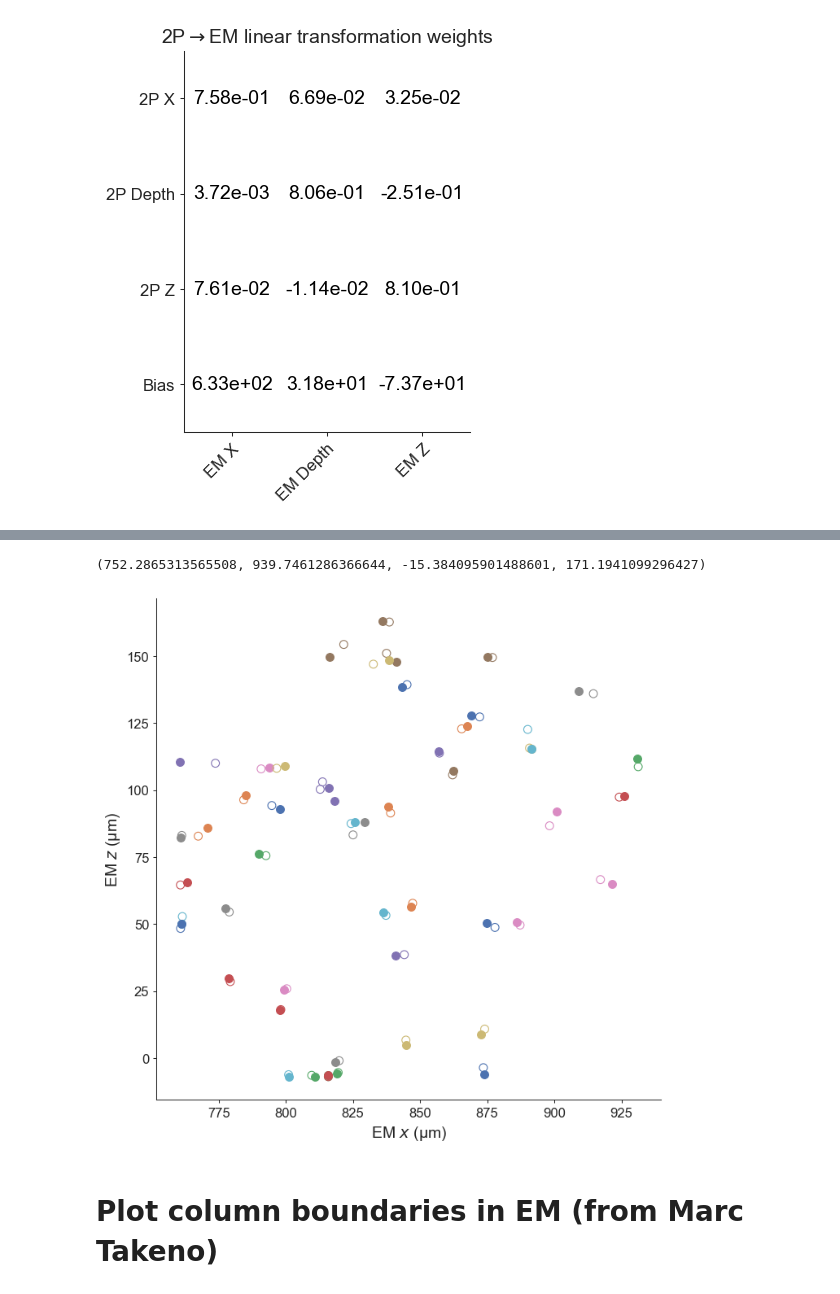
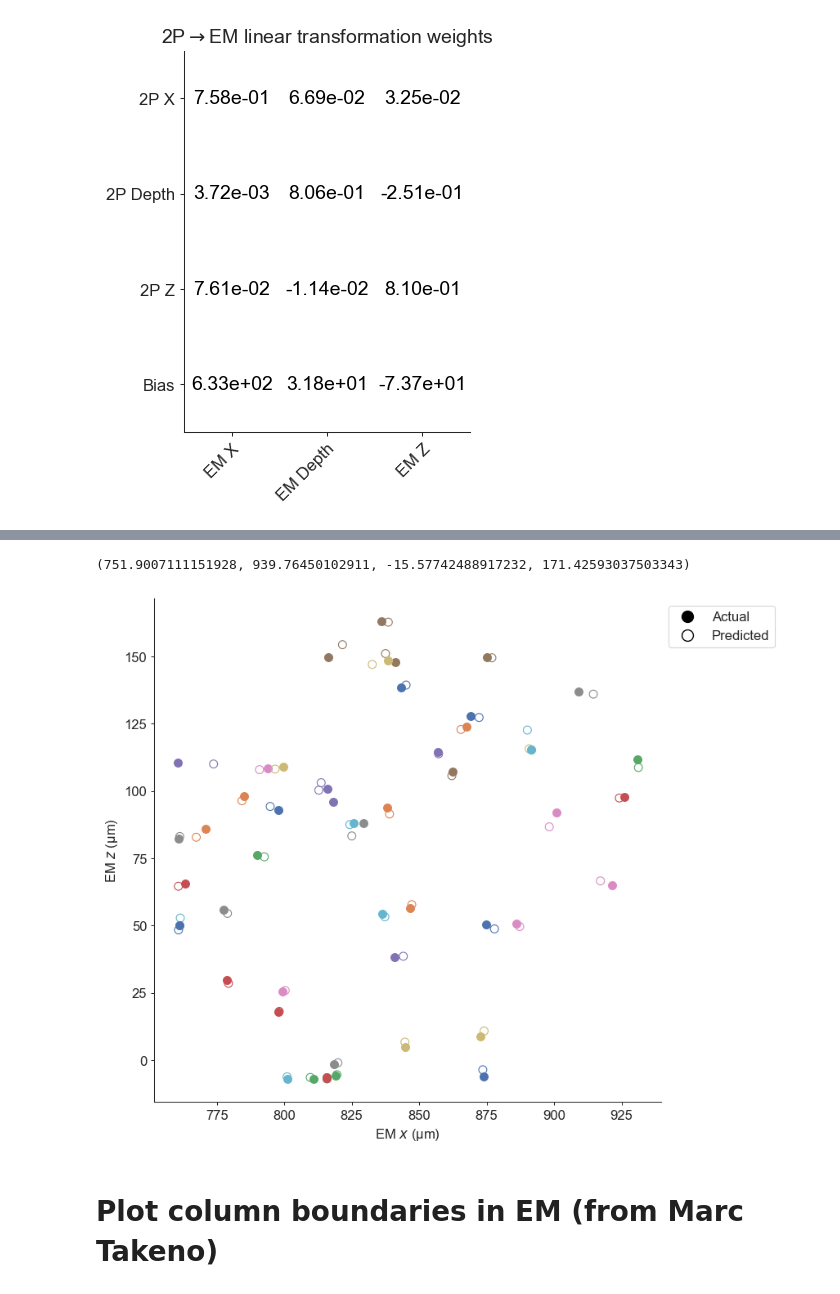
Before and after one commit to AllenInstitute/allen_v1dd, a Jupyter notebook: chase/analysis_notebooks/2023-03-07_2p-em-mapping.ipynb, the cells around one changed output, grey strips where cells are left out. Drawn from its saved outputs; the diff is of its cells as text; code cells hidden in the pictures.

Commit message:
Update transformation notebook

```diff
--- a/chase/analysis_notebooks/2023-03-07_2p-em-mapping.ipynb
+++ b/chase/analysis_notebooks/2023-03-07_2p-em-mapping.ipynb
@@ -150,30 +148,33 @@ axs[1].axis("equal")
 # %%
 fig, ax = plt.subplots(figsize=(8, 8))
 ax.set_xlabel("EM $x$ (µm)")
 ax.set_ylabel("EM $z$ (µm)")
 
 # cmap = plt.get_cmap("jet")
 # cmap_norm = mpl.colors.Normalize(vmin=coreg_pts_ophys[:, 1].min(), vmax=coreg_pts_ophys[:, 1].max())
 
 for i in range(len(coreg)):
     pi = P[i]
     ci_true = C[i]
     ci_pred = pi.dot(X)
     delta_microns = np.linalg.norm(ci_true - ci_pred)
     color = cmap(cmap_norm(pi[1]))
 
     color = ax.scatter(ci_true[0], ci_true[2], s=50).get_facecolors()[0]
     ax.scatter(ci_pred[0], ci_pred[2], facecolors="none", edgecolors=color, s=50)
 
     # axs[0].scatter(ci_true[0], ci_true[2], color=color)
     # axs[1].scatter(ci_pred[0], ci_pred[2], color=color)
     # axs[1].scatter(ci_pred[0], ci_pred[2], color=color, s=delta_microns**2)
 
-axs[0].axis("equal")
-axs[1].axis("equal")
+ax.legend(handles=[
+    mpl.lines.Line2D([0], [0], label="Actual", marker="o", color="none", markerfacecolor="black", markersize=10),
+    mpl.lines.Line2D([0], [0], label="Predicted", marker="o", color="none", markeredgecolor="black", markersize=10)
+], loc="upper left", bbox_to_anchor=(1, 1), bbox_transform=ax.transAxes)
+ax.axis("equal")
 # %% [output]
-(752.2865313565508, 939.7461286366644, -15.384095901488601, 171.1941099296427)
+(751.9007111151928, 939.76450102911, -15.57742488917232, 171.42593037503343)
-[figure, old version]
+[figure, new version]
 # %% [markdown]
 # Plot column boundaries in EM (from Marc Takeno)
 # %%
```
Also changed, not shown: parts of 4 cells of this notebook.
